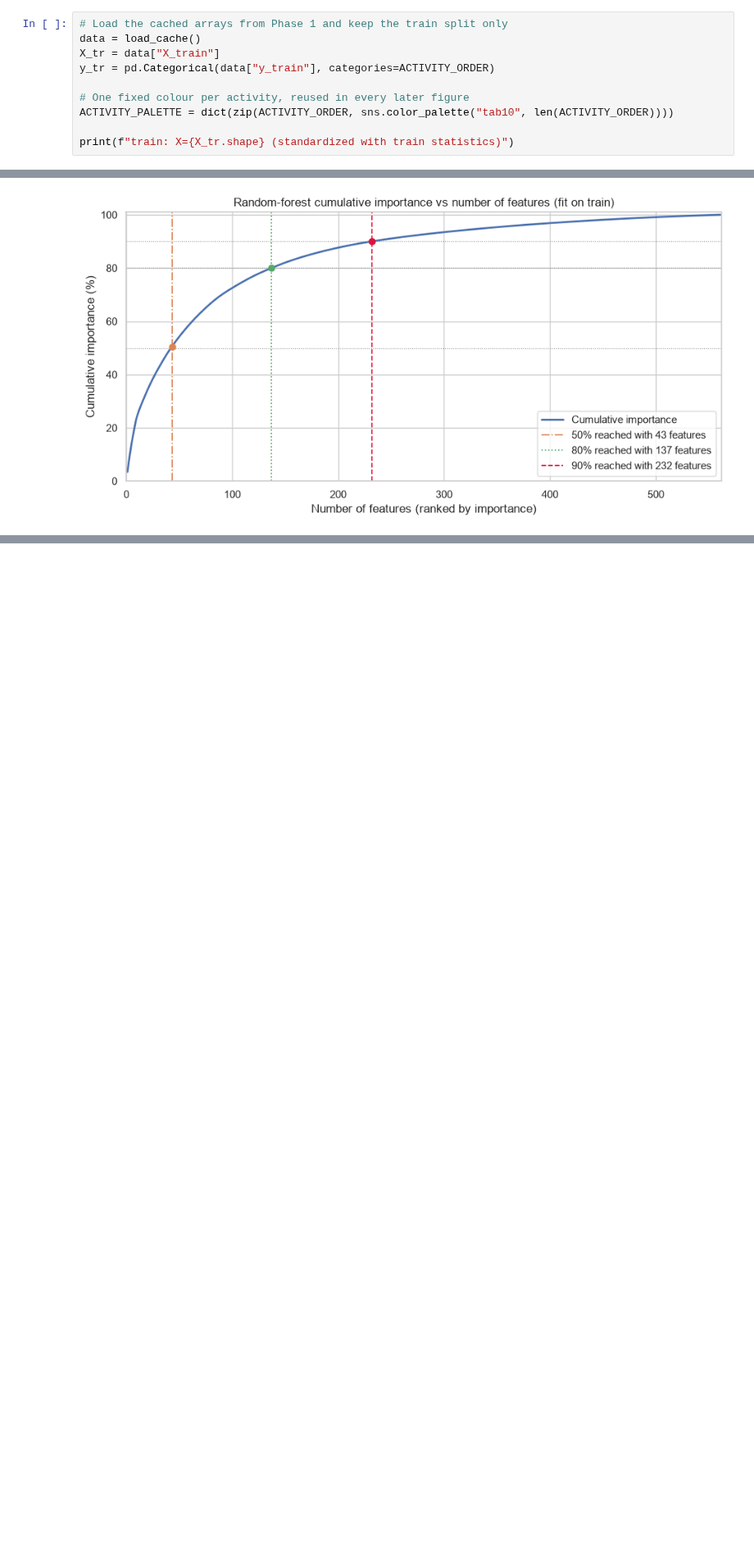
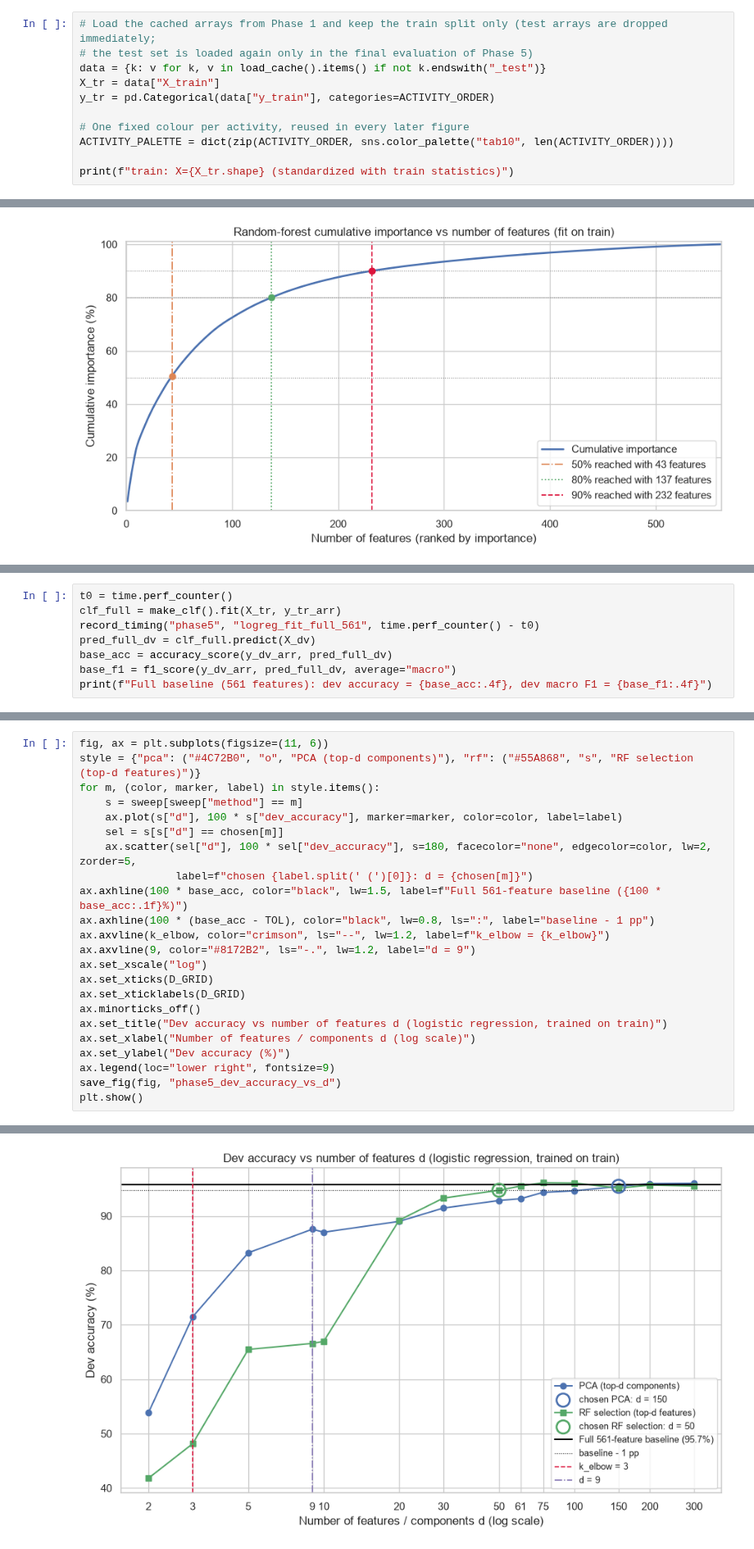
Before and after one commit to LUCIFER5671/har-feature-reduction, a Jupyter notebook: har_feature_reduction.ipynb, the cells around one changed output, grey strips where cells are left out. Shown at 82% size. Cells and saved outputs as stored; diff of their text form; blank space fills up the shorter version.

Commit message:
Phase 5: classification, efficiency, final test

```diff
--- a/har_feature_reduction.ipynb
+++ b/har_feature_reduction.ipynb
@@ -261,8 +264,9 @@ the cumulative explained variance, locate the elbow programmatically (maximum di
 first and last points of the ratio curve over the first 50 components — the kneedle idea), report how many
 components reach 90% and 95% cumulative variance, and show the train data on PC1 vs PC2 coloured by activity.
 # %%
-# Load the cached arrays from Phase 1 and keep the train split only
-data = load_cache()
+# Load the cached arrays from Phase 1 and keep the train split only (test arrays are dropped immediately;
+# the test set is loaded again only in the final evaluation of Phase 5)
+data = {k: v for k, v in load_cache().items() if not k.endswith("_test")}
 X_tr = data["X_train"]
 y_tr = pd.Categorical(data["y_train"], categories=ACTIVITY_ORDER)
 
@@ -1168,0 +1223,8 @@ saved figures\phase4_rf_cumulative_importance.png
+# %%
+t0 = time.perf_counter()
+clf_full = make_clf().fit(X_tr, y_tr_arr)
+record_timing("phase5", "logreg_fit_full_561", time.perf_counter() - t0)
+pred_full_dv = clf_full.predict(X_dv)
+base_acc = accuracy_score(y_dv_arr, pred_full_dv)
+base_f1 = f1_score(y_dv_arr, pred_full_dv, average="macro")
+print(f"Full baseline (561 features): dev accuracy = {base_acc:.4f}, dev macro F1 = {base_f1:.4f}")
@@ -1168,0 +1322,24 @@ saved figures\phase4_rf_cumulative_importance.png
+# %%
+fig, ax = plt.subplots(figsize=(11, 6))
+style = {"pca": ("#4C72B0", "o", "PCA (top-d components)"), "rf": ("#55A868", "s", "RF selection (top-d features)")}
+for m, (color, marker, label) in style.items():
+    s = sweep[sweep["method"] == m]
+    ax.plot(s["d"], 100 * s["dev_accuracy"], marker=marker, color=color, label=label)
+    sel = s[s["d"] == chosen[m]]
+    ax.scatter(sel["d"], 100 * sel["dev_accuracy"], s=180, facecolor="none", edgecolor=color, lw=2, zorder=5,
+               label=f"chosen {label.split(' (')[0]}: d = {chosen[m]}")
+ax.axhline(100 * base_acc, color="black", lw=1.5, label=f"Full 561-feature baseline ({100 * base_acc:.1f}%)")
+ax.axhline(100 * (base_acc - TOL), color="black", lw=0.8, ls=":", label="baseline - 1 pp")
+ax.axvline(k_elbow, color="crimson", ls="--", lw=1.2, label=f"k_elbow = {k_elbow}")
+ax.axvline(9, color="#8172B2", ls="-.", lw=1.2, label="d = 9")
+ax.set_xscale("log")
+ax.set_xticks(D_GRID)
+ax.set_xticklabels(D_GRID)
+ax.minorticks_off()
+ax.set_title("Dev accuracy vs number of features d (logistic regression, trained on train)")
+ax.set_xlabel("Number of features / components d (log scale)")
+ax.set_ylabel("Dev accuracy (%)")
+ax.legend(loc="lower right", fontsize=9)
+save_fig(fig, "phase5_dev_accuracy_vs_d")
+plt.show()
+# %% [output]
@@ -1168,0 +1347 @@ saved figures\phase4_rf_cumulative_importance.png
+[figure, added]
```
Also changed, not shown: parts of 22 cells of this notebook, 14 other files.
